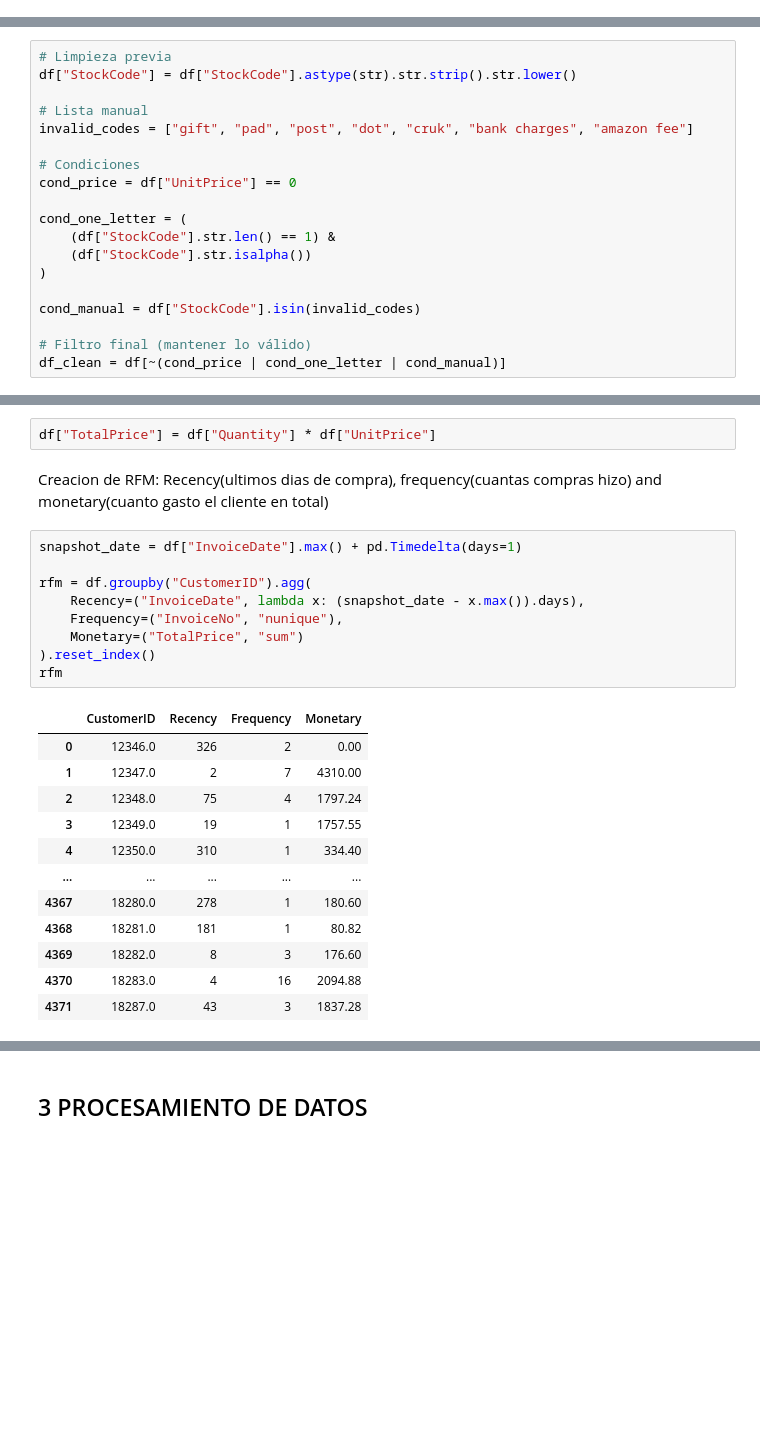
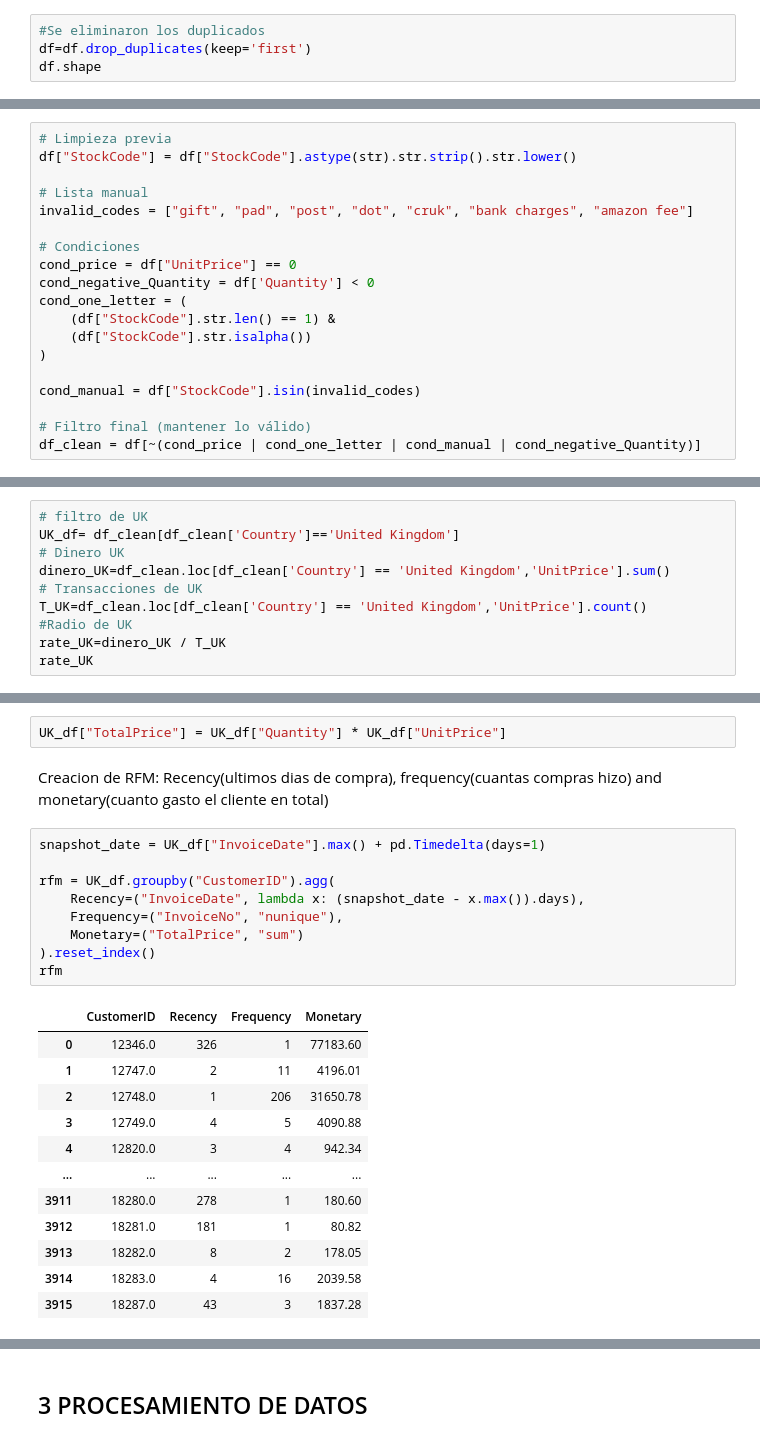
Before and after one commit to Rick2898/Clustering, a Jupyter notebook: clusteting.ipynb, the cells around one changed output, grey strips where cells are left out. Drawn from its saved outputs; the diff is of its cells as text; blank space fills up the shorter version.

```diff
--- a/clusteting.ipynb
+++ b/clusteting.ipynb
@@ -93,0 +101,4 @@ df.describe()
+# %%
+#Se eliminaron los duplicados
+df=df.drop_duplicates(keep='first')
+df.shape
@@ -272,7 +295,7 @@ invalid_codes = ["gift", "pad", "post", "dot", "cruk", "bank charges", "amazon f
 
 # Condiciones
 cond_price = df["UnitPrice"] == 0
-
+cond_negative_Quantity = df['Quantity'] < 0
 cond_one_letter = (
     (df["StockCode"].str.len() == 1) &
     (df["StockCode"].str.isalpha())
@@ -281,5 +304,5 @@ cond_one_letter = (
 cond_manual = df["StockCode"].isin(invalid_codes)
 
 # Filtro final (mantener lo válido)
-df_clean = df[~(cond_price | cond_one_letter | cond_manual)]
+df_clean = df[~(cond_price | cond_one_letter | cond_manual | cond_negative_Quantity)]
 # %%
@@ -309,0 +339,10 @@ len(df), len(df_clean), len(df_removed)
+# %%
+# filtro de UK
+UK_df= df_clean[df_clean['Country']=='United Kingdom']
+# Dinero UK
+dinero_UK=df_clean.loc[df_clean['Country'] == 'United Kingdom','UnitPrice'].sum()
+# Transacciones de UK
+T_UK=df_clean.loc[df_clean['Country'] == 'United Kingdom','UnitPrice'].count()
+#Radio de UK
+rate_UK=dinero_UK / T_UK
+rate_UK
@@ -312,26 +372,26 @@ len(df), len(df_clean), len(df_removed)
 # %%
-df["TotalPrice"] = df["Quantity"] * df["UnitPrice"]
+UK_df["TotalPrice"] = UK_df["Quantity"] * UK_df["UnitPrice"]
 # %% [markdown]
 Creacion de RFM: Recency(ultimos dias de compra), frequency(cuantas compras hizo) and monetary(cuanto gasto el cliente en total)
 # %%
-snapshot_date = df["InvoiceDate"].max() + pd.Timedelta(days=1)
+snapshot_date = UK_df["InvoiceDate"].max() + pd.Timedelta(days=1)
 
-rfm = df.groupby("CustomerID").agg(
+rfm = UK_df.groupby("CustomerID").agg(
     Recency=("InvoiceDate", lambda x: (snapshot_date - x.max()).days),
     Frequency=("InvoiceNo", "nunique"),
     Monetary=("TotalPrice", "sum")
 ).reset_index()
 rfm
 # %% [output]
 |  | CustomerID | Recency | Frequency | Monetary |
-| 0 | 12346.0 | 326 | 2 | 0.00 |
-| 1 | 12347.0 | 2 | 7 | 4310.00 |
-| 2 | 12348.0 | 75 | 4 | 1797.24 |
-| 3 | 12349.0 | 19 | 1 | 1757.55 |
-| 4 | 12350.0 | 310 | 1 | 334.40 |
+| 0 | 12346.0 | 326 | 1 | 77183.60 |
+| 1 | 12747.0 | 2 | 11 | 4196.01 |
+| 2 | 12748.0 | 1 | 206 | 31650.78 |
+| 3 | 12749.0 | 4 | 5 | 4090.88 |
+| 4 | 12820.0 | 3 | 4 | 942.34 |
 | ... | ... | ... | ... | ... |
-| 4367 | 18280.0 | 278 | 1 | 180.60 |
-| 4368 | 18281.0 | 181 | 1 | 80.82 |
-| 4369 | 18282.0 | 8 | 3 | 176.60 |
-| 4370 | 18283.0 | 4 | 16 | 2094.88 |
-| 4371 | 18287.0 | 43 | 3 | 1837.28 |
+| 3911 | 18280.0 | 278 | 1 | 180.60 |
+| 3912 | 18281.0 | 181 | 1 | 80.82 |
+| 3913 | 18282.0 | 8 | 2 | 178.05 |
+| 3914 | 18283.0 | 4 | 16 | 2039.58 |
+| 3915 | 18287.0 | 43 | 3 | 1837.28 |
```
Also changed, not shown: parts of 35 cells of this notebook.
